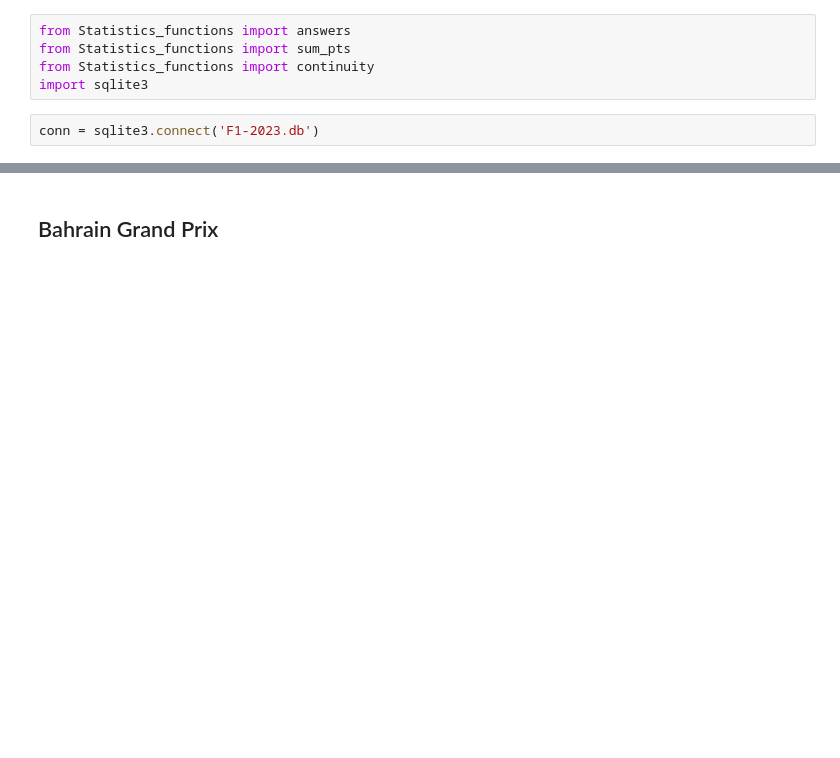
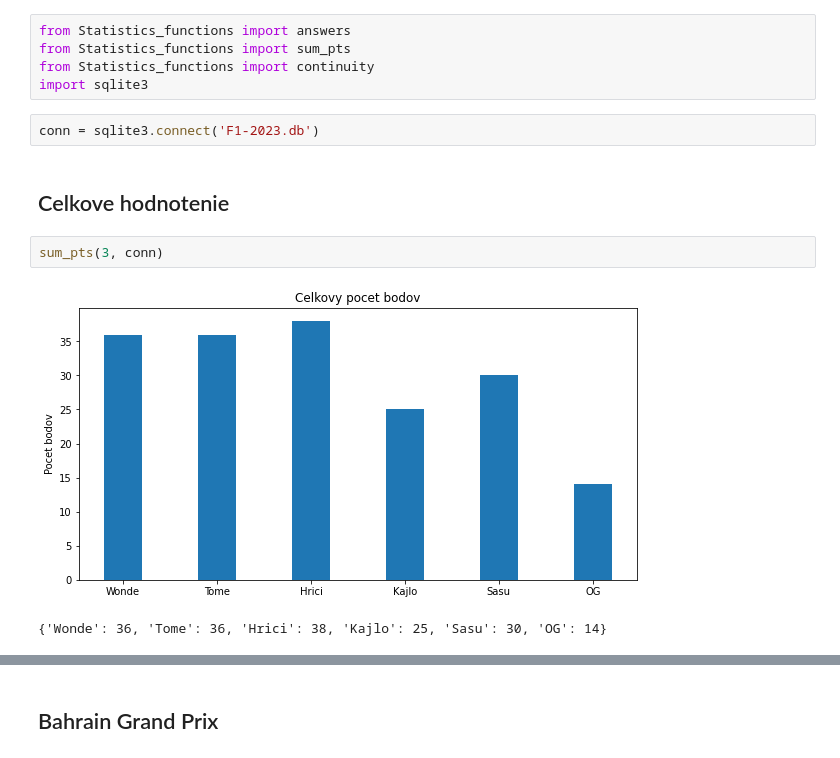
Before and after one commit to mibrix/F1_tipovacka, a Jupyter notebook: Statistics.ipynb, the cells around one changed output, grey strips where cells are left out. Saved outputs shown, nothing was run; the diff lists cells and outputs as text; blank space fills up the shorter version.

```diff
--- a/Statistics.ipynb
+++ b/Statistics.ipynb
@@ -5,3 +5,10 @@ from Statistics_functions import continuity
 import sqlite3
 # %%
 conn = sqlite3.connect('F1-2023.db')
+# %% [markdown]
+## Celkove hodnotenie
+# %%
+sum_pts(3, conn)
+# %% [output]
+[figure, added]
+{'Wonde': 36, 'Tome': 36, 'Hrici': 38, 'Kajlo': 25, 'Sasu': 30, 'OG': 14}
```
Also changed, not shown: parts of 9 cells of this notebook, 3 other files.
